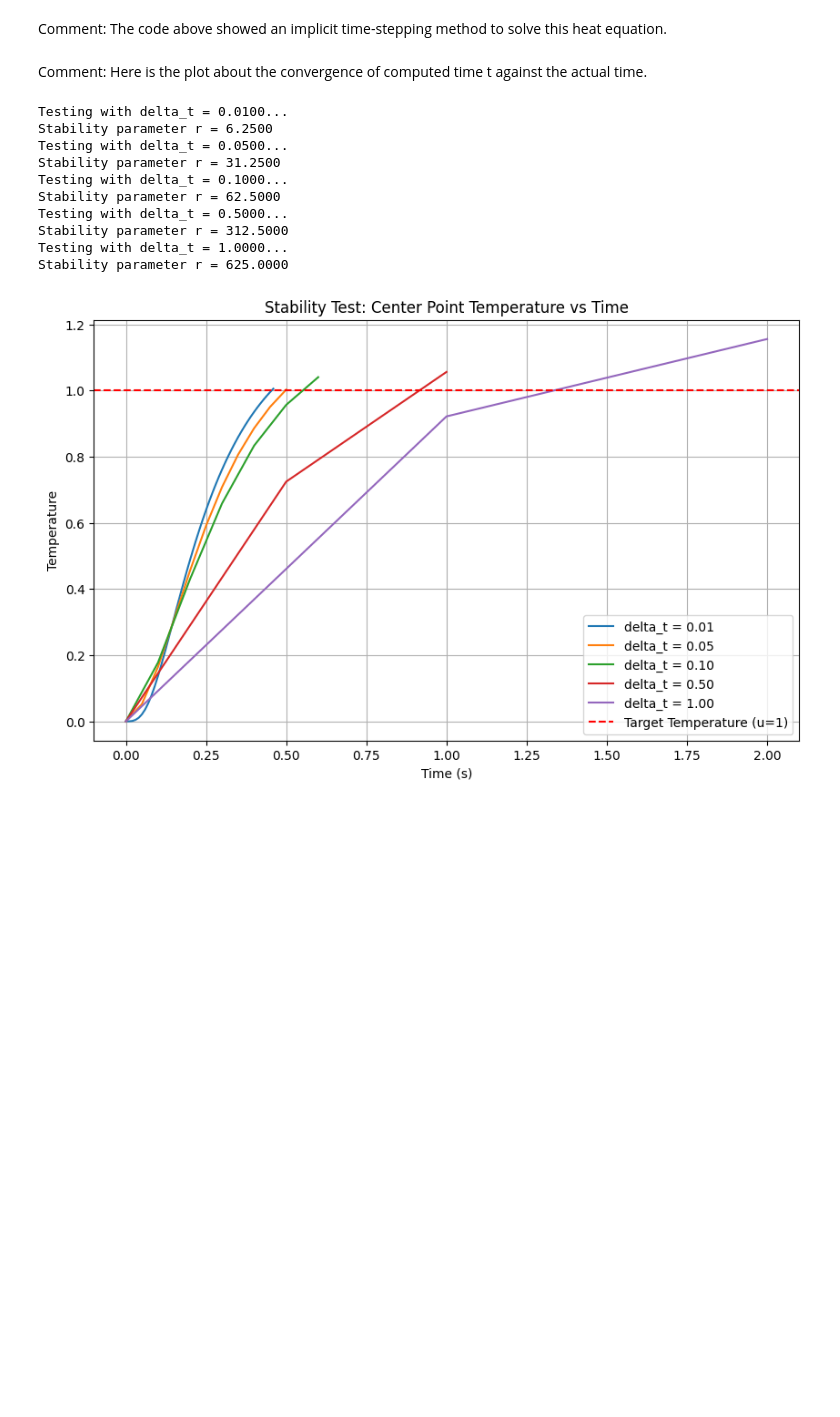
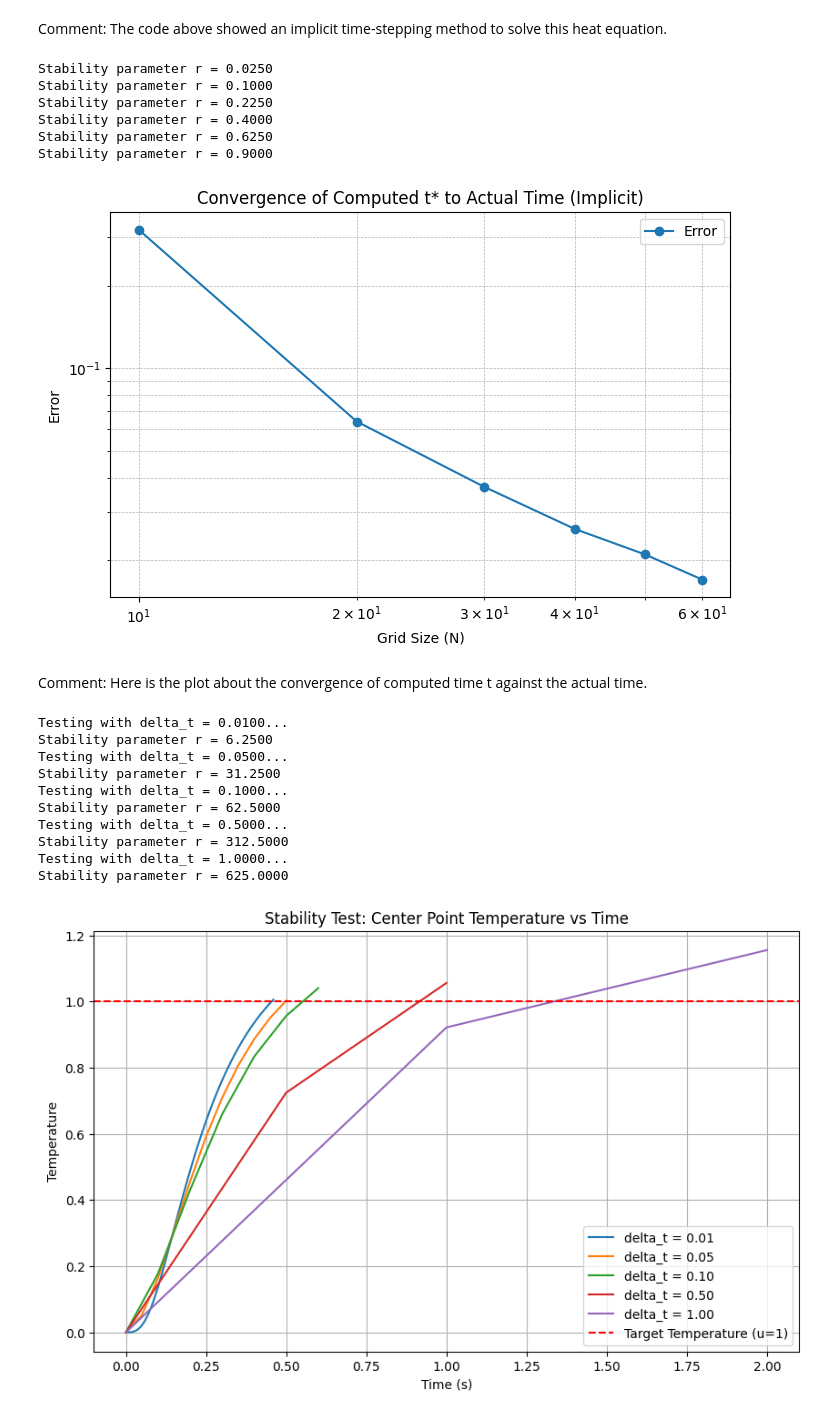
Before and after one commit to iwmysihyhe/Travel-guide, a Jupyter notebook: cw4.ipynb, the cells around one changed output. Cells and saved outputs as stored; diff of their text form; code cells hidden in the pictures; blank space fills up the shorter version.

```diff
--- a/cw4.ipynb
+++ b/cw4.ipynb
@@ -503,28 +492,37 @@ Comment: The code above showed an implicit time-stepping method to solve this he
 # %%
 t_real = 0.424011387033
 grid_sizes = [10, 20, 30, 40, 50, 60]
 t = []
-
 for N in grid_sizes:
     delta_t = 0.001
     alpha = 1
     T = 5.0
     delta_x = 2 / N
     u_0 = np.zeros((N, N))
     u_0[:, 0] = 5
+    u_0 = u_0.flatten()
+
     steps, t_cal = solve_imp(u_0, T, delta_x, delta_t, alpha)
     t.append(t_cal)
 
 errors = [abs(t_cal - t_real) for t_cal in t]
 
 plt.figure(figsize=(8, 5))
 plt.loglog(grid_sizes, errors, marker="o", label="Error")
 plt.xlabel("Grid Size (N)")
 plt.ylabel("Error")
 plt.title("Convergence of Computed t* to Actual Time (Implicit)")
 plt.grid(True, which="both", linestyle="--", linewidth=0.5)
 plt.legend()
 plt.show()
+# %% [output]
+Stability parameter r = 0.0250
+Stability parameter r = 0.1000
+Stability parameter r = 0.2250
+Stability parameter r = 0.4000
+Stability parameter r = 0.6250
+Stability parameter r = 0.9000
+[figure, added]
 # %% [markdown]
 Comment: Here is the plot about the convergence of computed time t against the actual time.
 # %%
```
Also changed, not shown: parts of 3 cells of this notebook.
